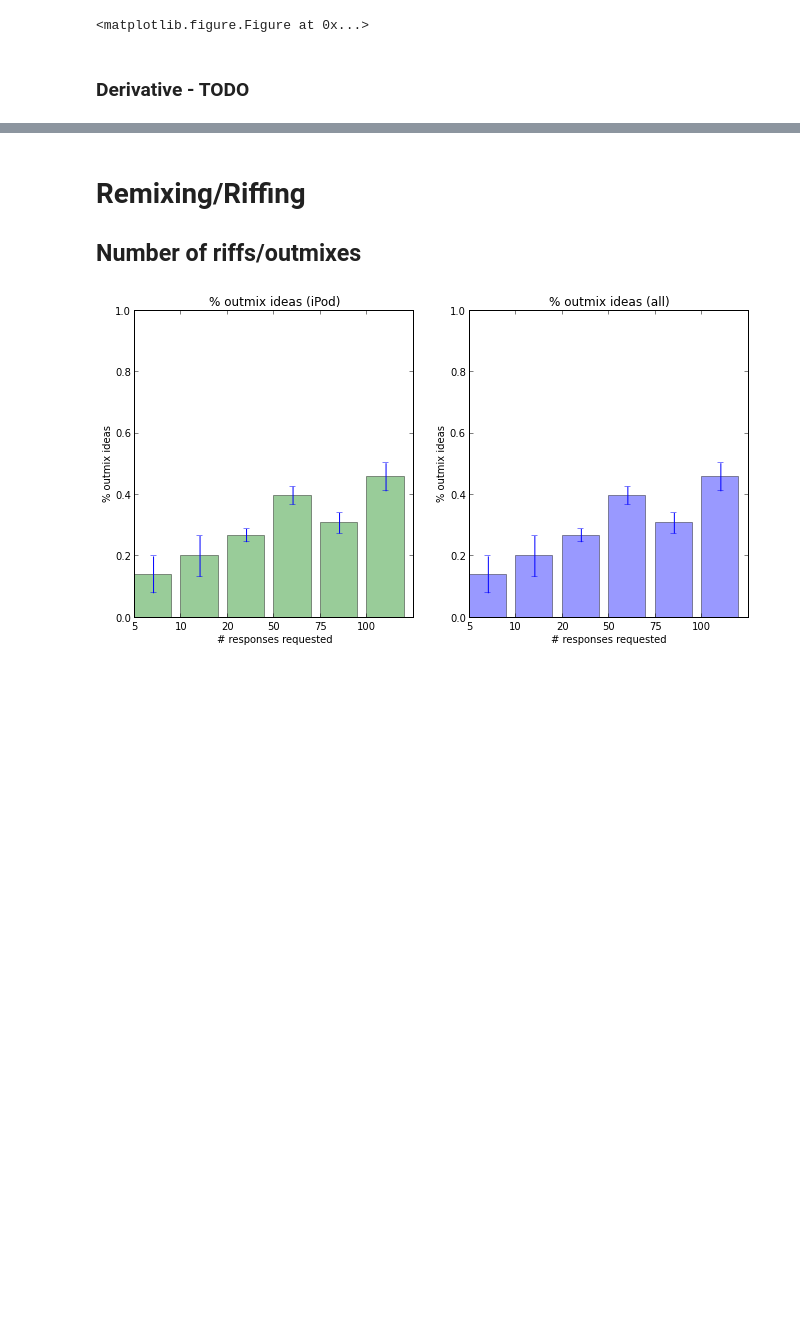
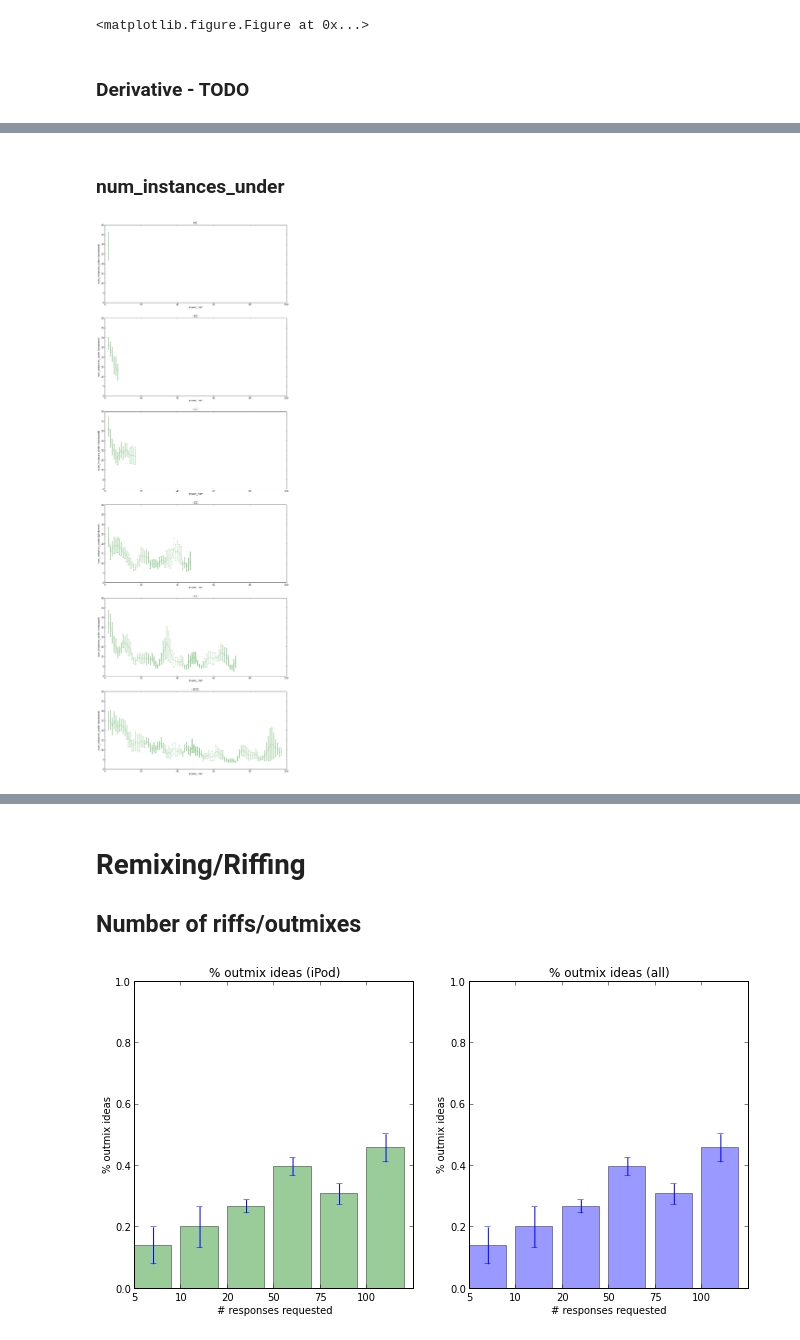
Before and after one commit to filkry/crowbrain, a Jupyter notebook: exps/post_pilot18_stats.ipynb, the cells around one changed output, grey strips where cells are left out. Cells and saved outputs as stored; diff of their text form; code cells hidden in the pictures; blank space fills up the shorter version.

Commit message:
can do windowed stuff, double print bug

```diff
--- a/exps/post_pilot18_stats.ipynb
+++ b/exps/post_pilot18_stats.ipynb
@@ -890,8 +915,8 @@ hists(conditions, 'subtree depth', 'subtree depth', 'number of subtrees', thin_b
 # %% [output]
 [figure]
 # %%
-def plot_func(a_cdf, label):
-    hist(a_cdf['height_in_subtree'])
+def plot_func(a_cdf, ax, label, color = 'b'):
+    ax.hist(a_cdf['height_in_subtree'], color=color)
     ylabel("number of subtrees")
     xlabel("subtree depth")
     title("(%s)" % str(label))
@@ -1040,12 +1075,12 @@ Question code iPod
 # %% [markdown]
 # Kinds of clusters
 # %%
-def plot_func(a_cdf, label):
+def plot_func(a_cdf, ax, label, color='b'):
     singleton = a_cdf[a_cdf['num_instances_under'] == 1]
     non_singleton = a_cdf[a_cdf['num_instances_under'] > 1]
     num_non_s_ideas = sum(non_singleton['num_instances_under'])
 
-    bar([0, 1, 2], [len(singleton), len(non_singleton), num_non_s_ideas])
+    ax.bar([0, 1, 2], [len(singleton), len(non_singleton), num_non_s_ideas], color='b')
     xticks([0, 1, 2], ['singleton', 'non-singleton', '# in non-singletons'])
     ylabel("number of")
     title("(%s)" % str(label))
@@ -1077,8 +1112,8 @@ bar_mean_err_cross_qc(vc_rmdf, 'pc_unique_ideas',
 
 ## Number of trees
 # %%
-def plot_func_cumulative_count_no_repeat(uniqueness_field, pass_field = None, ylimits=None):
-    def plot_func(a_df, label = None):
+def plot_func_cumulative_count_no_repeat(uniqueness_field, pass_field = None):
+    def plot_func(a_df, ax, label = None, color='b'):
         runs = a_df.groupby('worker_id')
 
         clusters = set()
@@ -1094,15 +1129,12 @@ def plot_func_cumulative_count_no_repeat(uniqueness_field, pass_field = None, yl
             num_clusters.append(len(clusters))
             num_total.append(num_total[-1] + len(run))
 
-        plot(num_total, num_clusters, label=label)
-        plot(num_total, num_total, label=label + "-total")
-
-        if ylimits is not None:
-            ylim(ylimits[0], ylimits[1])
+        ax.plot(num_total, num_clusters, label=label)
+        ax.plot(num_total, num_total, label=label + "-total")
 
     return plot_func
 
-pf = plot_func_cross_cond(plot_func_cumulative_count_no_repeat('subtree_root'),
+pf = dec_plot_func_cross_cond(plot_func_cumulative_count_no_repeat('subtree_root'),
                           'question_code', legend_loc='upper left')
 
 vcdf = df[df['valid_cluster'] > 0]
@@ -1217,7 +1257,7 @@ subplots_cross_cond(vcdf, 'question_code',
 vcdf = df[df['valid_cluster'] > 0]
 
 pf = plot_func_cumulative_count_no_repeat('idea')
-pf = plot_func_cross_cond(pf, 'num_requested', legend_loc='upper left')
+pf = dec_plot_func_cross_cond(pf, 'num_requested', legend_loc='upper left')
 
 subplots_cross_cond(vcdf, 'question_code',
                     xlab = 'number of ideas received',
@@ -1312,0 +1428,6 @@ for i, nr in enumerate(sorted(number_conditions)):
+# %% [markdown]
+### num_instances_under
+# %%
+windowed_field_by_order_split_nr('num_instances_under', 5, ylimits = (0, 40), xlimits=(0,100))
+# %% [output]
+[figure, added]
```
Also changed, not shown: parts of 16 cells of this notebook.
